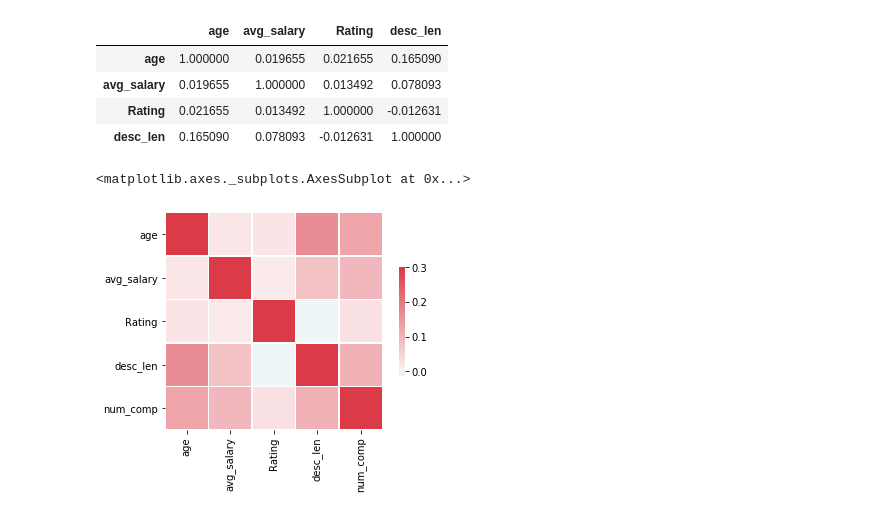
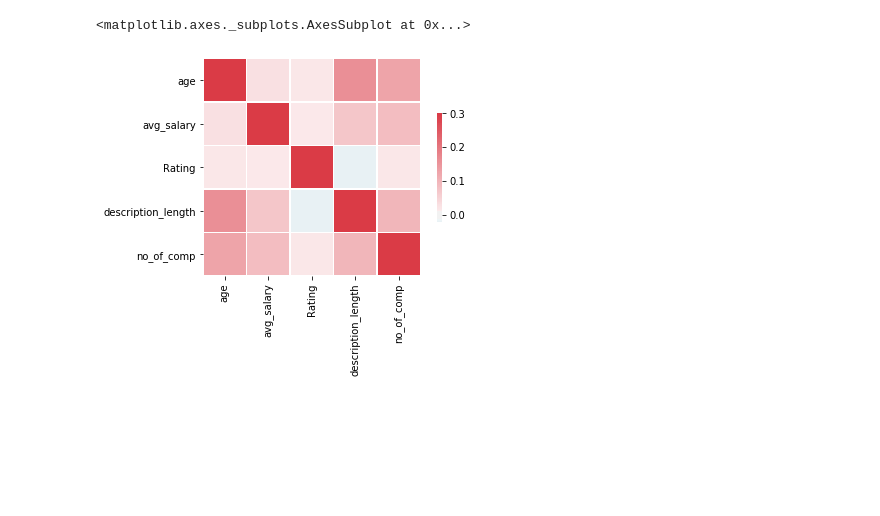
Before and after one commit to PrimitPatel/Glassdoor-salary-prediction, a Jupyter notebook: glassdoor_code_analysis.ipynb, the cells around one changed output. Cells and saved outputs as stored; diff of their text form; code cells hidden in the pictures; blank space fills up the shorter version.

```diff
--- a/glassdoor_code_analysis.ipynb
+++ b/glassdoor_code_analysis.ipynb
@@ -72,4 +90,3 @@ Name: seniority, dtype: int64
 # %%
-# Fix state Los Angeles
-df['job_state']= df.job_state.apply(lambda x: x.strip() if x.strip().lower() != 'los angeles' else 'CA')
-df.job_state.value_counts()
+#Competitor count
+df['no_of_comp'] = df['Competitors'].apply(lambda x: len(x.split(',')) if x != '-1' else 0)
@@ -94,4 +92,0 @@ Name: job_state, dtype: int64
-# %%
-#  Job description length
-df['desc_len'] = df['Job Description'].apply(lambda x: len(x))
-df['desc_len']
@@ -116,4 +93 @@ Name: desc_len, dtype: int64
-# %%
-#Competitor count
-df['num_comp'] = df['Competitors'].apply(lambda x: len(x.split(',')) if x != '-1' else 0)
 # %%
@@ -185,0 +125,4 @@ Name: company_txt, dtype: object
+# %%
+df['min_salary'] = df.apply(lambda x: x.min_salary*2 if x.Hourly_salary ==1 else x.min_salary, axis =1)
+df['max_salary'] = df.apply(lambda x: x.max_salary*2 if x.Hourly_salary ==1 else x.max_salary, axis =1)
+df['avg_salary'] = df.apply(lambda x: x.avg_salary*2 if x.Hourly_salary ==1 else x.avg_salary, axis =1)
@@ -239,18 +181,10 @@ df.boxplot(column = 'Rating')
-# %%
-df[['age','avg_salary','Rating','desc_len']].corr()
-# %% [output]
-|  | age | avg_salary | Rating | desc_len |
-| age | 1.000000 | 0.019655 | 0.021655 | 0.165090 |
-| avg_salary | 0.019655 | 1.000000 | 0.013492 | 0.078093 |
-| Rating | 0.021655 | 0.013492 | 1.000000 | -0.012631 |
-| desc_len | 0.165090 | 0.078093 | -0.012631 | 1.000000 |
 # %%
 cmap = sns.diverging_palette(220, 10, as_cmap=True)
-sns.heatmap(df[['age','avg_salary','Rating','desc_len','num_comp']].corr(),vmax=.3, center=0, cmap=cmap,
+sns.heatmap(df[['age','avg_salary','Rating','description_length','no_of_comp']].corr(),vmax=.3, center=0, cmap=cmap,
             square=True, linewidths=.5, cbar_kws={"shrink": .5})
 # %% [output]
 <matplotlib.axes._subplots.AxesSubplot at 0x...>
-[figure, old version]
+[figure, new version]
 # %%
 df.columns
 # %% [output]
```
Also changed, not shown: parts of 35 cells of this notebook, 4 other files.
